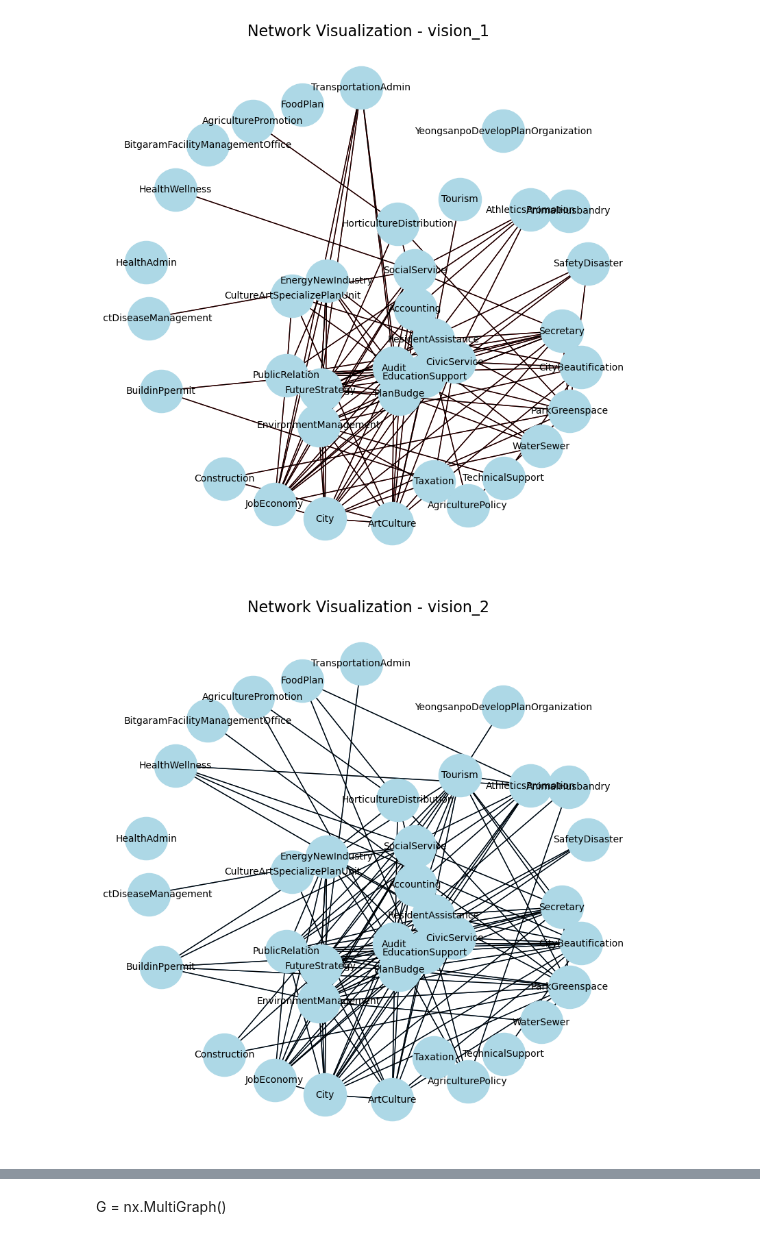
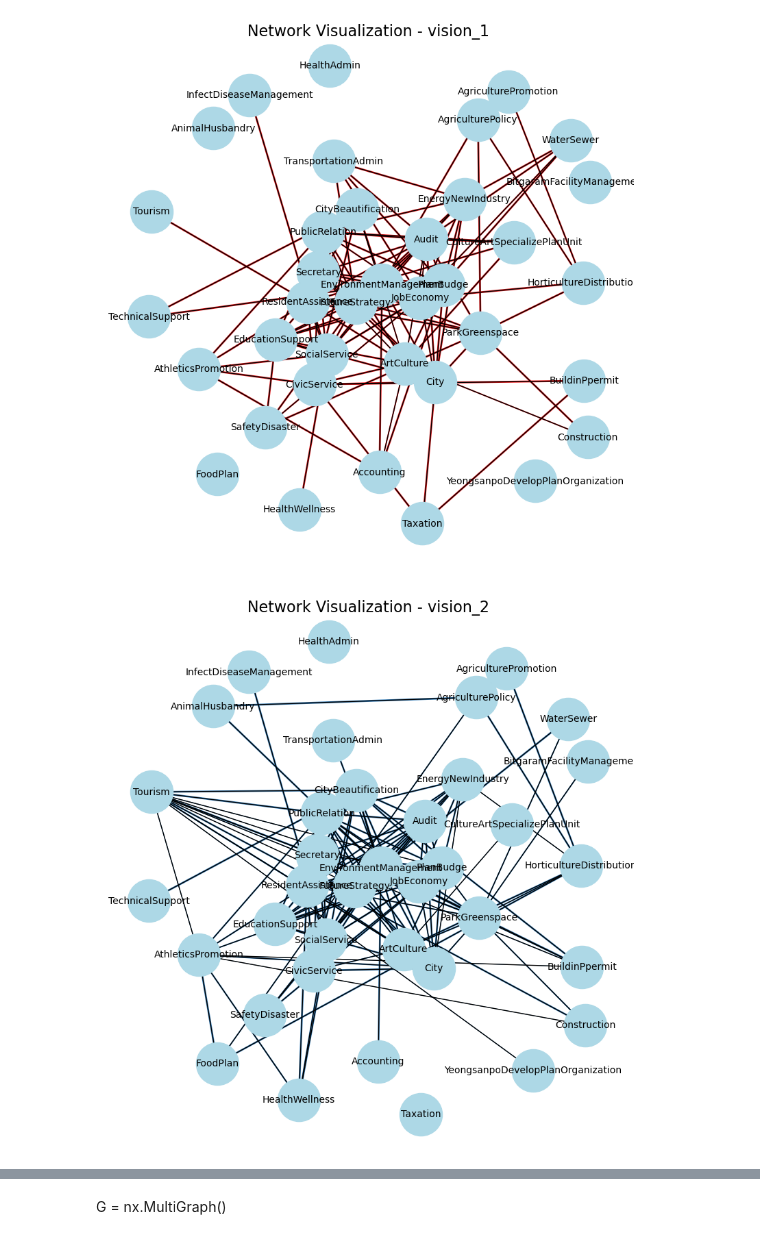
Before and after one commit to parksh5295/2024_Network_Science, a Jupyter notebook: network.ipynb, the cells around one changed output, grey strips where cells are left out. Cells and saved outputs as stored; diff of their text form; code cells hidden in the pictures.

```diff
--- a/network.ipynb
+++ b/network.ipynb
@@ -30,23 +30,26 @@ for edge_file in os.listdir(edges_folder):
 # %%
 layer_colors = plt.cm.Set1(range(len(layer_networks)))
 layer_to_color = {layer_name: color for layer_name, color in zip(layer_networks.keys(), layer_colors)}
 
-pos = nx.spring_layout(G, k=80.0, iterations=200)
+pos = nx.spring_layout(list(layer_networks.values())[0], k=80.0, iterations=200)
 
 for layer_name, G in layer_networks.items():
     plt.figure(figsize=(10, 10))
 
     edges = list(G.edges(data=True))
+    weights = [d['weight'] for _, _, d in edges]
+
     nx.draw_networkx_edges(
         G, pos, edgelist=[(u, v) for u, v, _ in edges],
-        edge_color=[layer_to_color[layer_name]] * len(edges), label=layer_name
+        edge_color=[layer_to_color[layer_name]] * len(edges),
+        width=[w / max(weights) * 2 for w in weights],
     )
 
     nx.draw(G, pos, with_labels=True, labels=nx.get_node_attributes(G, 'label'),
             node_size=2000, node_color="lightblue", font_size=10, font_color="black")
 
     plt.title(f"Network Visualization - {layer_name}", fontsize=16)
     plt.show()
 # %% [output]
-[figure, old version]
+[figure, new version]
-[figure, old version]
+[figure, new version]
```
Also changed, not shown: parts of 2 cells of this notebook.
